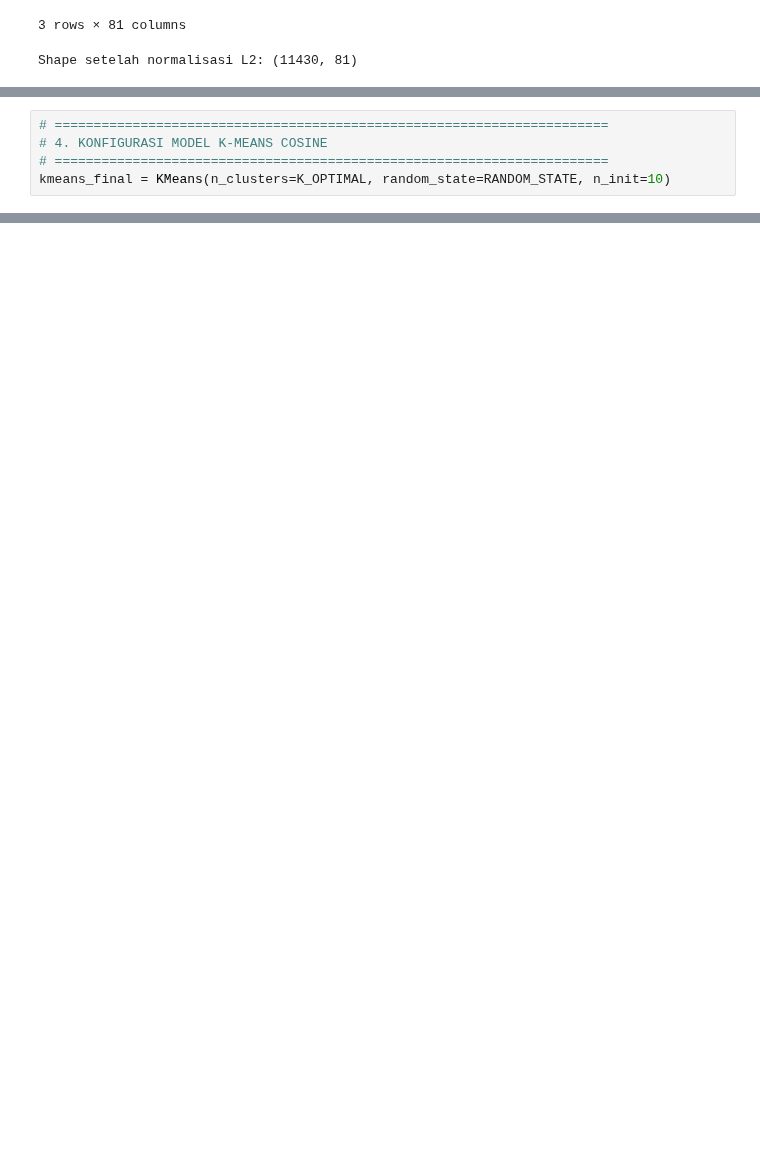
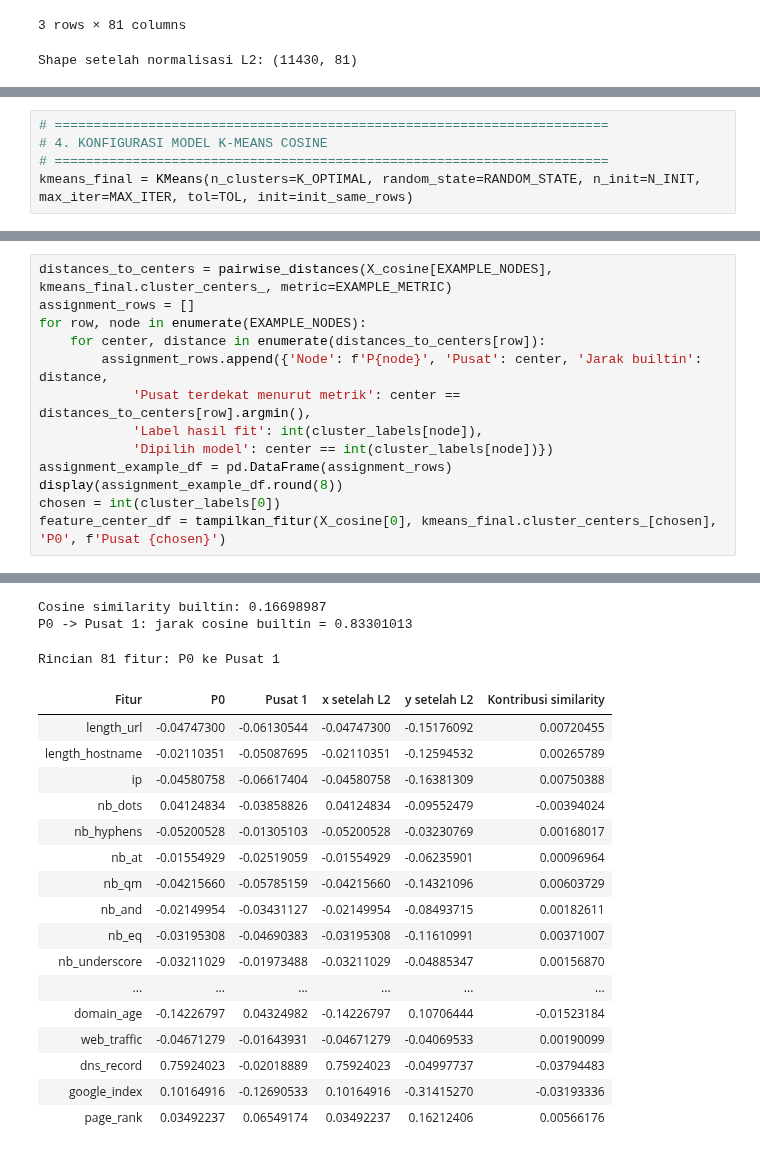
Before and after one commit to wawaelenti/Machine-Learning, a Jupyter notebook: Pertemuan 4/KMeans_Cosine_Similarity.ipynb, the cells around one changed output, grey strips where cells are left out. Saved outputs shown, nothing was run; the diff lists cells and outputs as text; blank space fills up the shorter version.

```diff
--- a/Pertemuan 4/KMeans_Cosine_Similarity.ipynb
+++ b/Pertemuan 4/KMeans_Cosine_Similarity.ipynb
@@ -229,7 +341,7 @@ K=10 | Mean Cosine Similarity=0.4991
 # =======================================================================
 # 4. KONFIGURASI MODEL K-MEANS COSINE
 # =======================================================================
-kmeans_final = KMeans(n_clusters=K_OPTIMAL, random_state=RANDOM_STATE, n_init=10)
+kmeans_final = KMeans(n_clusters=K_OPTIMAL, random_state=RANDOM_STATE, n_init=N_INIT, max_iter=MAX_ITER, tol=TOL, init=init_same_rows)
 # %%
 # =======================================================================
 # 5. EKSEKUSI CLUSTERING & METRIK EVALUASI
@@ -261,0 +380,14 @@ Distribusi klaster:
+# %%
+distances_to_centers = pairwise_distances(X_cosine[EXAMPLE_NODES], kmeans_final.cluster_centers_, metric=EXAMPLE_METRIC)
+assignment_rows = []
+for row, node in enumerate(EXAMPLE_NODES):
+    for center, distance in enumerate(distances_to_centers[row]):
+        assignment_rows.append({'Node': f'P{node}', 'Pusat': center, 'Jarak builtin': distance,
+            'Pusat terdekat menurut metrik': center == distances_to_centers[row].argmin(),
+            'Label hasil fit': int(cluster_labels[node]),
+            'Dipilih model': center == int(cluster_labels[node])})
+assignment_example_df = pd.DataFrame(assignment_rows)
+display(assignment_example_df.round(8))
+chosen = int(cluster_labels[0])
+feature_center_df = tampilkan_fitur(X_cosine[0], kmeans_final.cluster_centers_[chosen], 'P0', f'Pusat {chosen}')
+# %% [output]
@@ -262,3 +404,23 @@ Distribusi klaster:
+Cosine similarity builtin: 0.16698987
+P0 -> Pusat 1: jarak cosine builtin = 0.83301013
+Rincian 81 fitur: P0 ke Pusat 1
+| Fitur | P0 | Pusat 1 | x setelah L2 | y setelah L2 | Kontribusi similarity |
+| length_url | -0.04747300 | -0.06130544 | -0.04747300 | -0.15176092 | 0.00720455 |
+| length_hostname | -0.02110351 | -0.05087695 | -0.02110351 | -0.12594532 | 0.00265789 |
+| ip | -0.04580758 | -0.06617404 | -0.04580758 | -0.16381309 | 0.00750388 |
+| nb_dots | 0.04124834 | -0.03858826 | 0.04124834 | -0.09552479 | -0.00394024 |
+| nb_hyphens | -0.05200528 | -0.01305103 | -0.05200528 | -0.03230769 | 0.00168017 |
+| nb_at | -0.01554929 | -0.02519059 | -0.01554929 | -0.06235901 | 0.00096964 |
+| nb_qm | -0.04215660 | -0.05785159 | -0.04215660 | -0.14321096 | 0.00603729 |
+| nb_and | -0.02149954 | -0.03431127 | -0.02149954 | -0.08493715 | 0.00182611 |
+| nb_eq | -0.03195308 | -0.04690383 | -0.03195308 | -0.11610991 | 0.00371007 |
+| nb_underscore | -0.03211029 | -0.01973488 | -0.03211029 | -0.04885347 | 0.00156870 |
+| ... | ... | ... | ... | ... | ... |
+| domain_age | -0.14226797 | 0.04324982 | -0.14226797 | 0.10706444 | -0.01523184 |
+| web_traffic | -0.04671279 | -0.01643931 | -0.04671279 | -0.04069533 | 0.00190099 |
+| dns_record | 0.75924023 | -0.02018889 | 0.75924023 | -0.04997737 | -0.03794483 |
+| google_index | 0.10164916 | -0.12690533 | 0.10164916 | -0.31415270 | -0.03193336 |
+| page_rank | 0.03492237 | 0.06549174 | 0.03492237 | 0.16212406 | 0.00566176 |
 # %%
 # =======================================================================
 # 6. VISUALISASI PCA 2D PEMETAAN KLASTER & CENTROIDS
```
Also changed, not shown: parts of 12 cells of this notebook, 2 other files.
